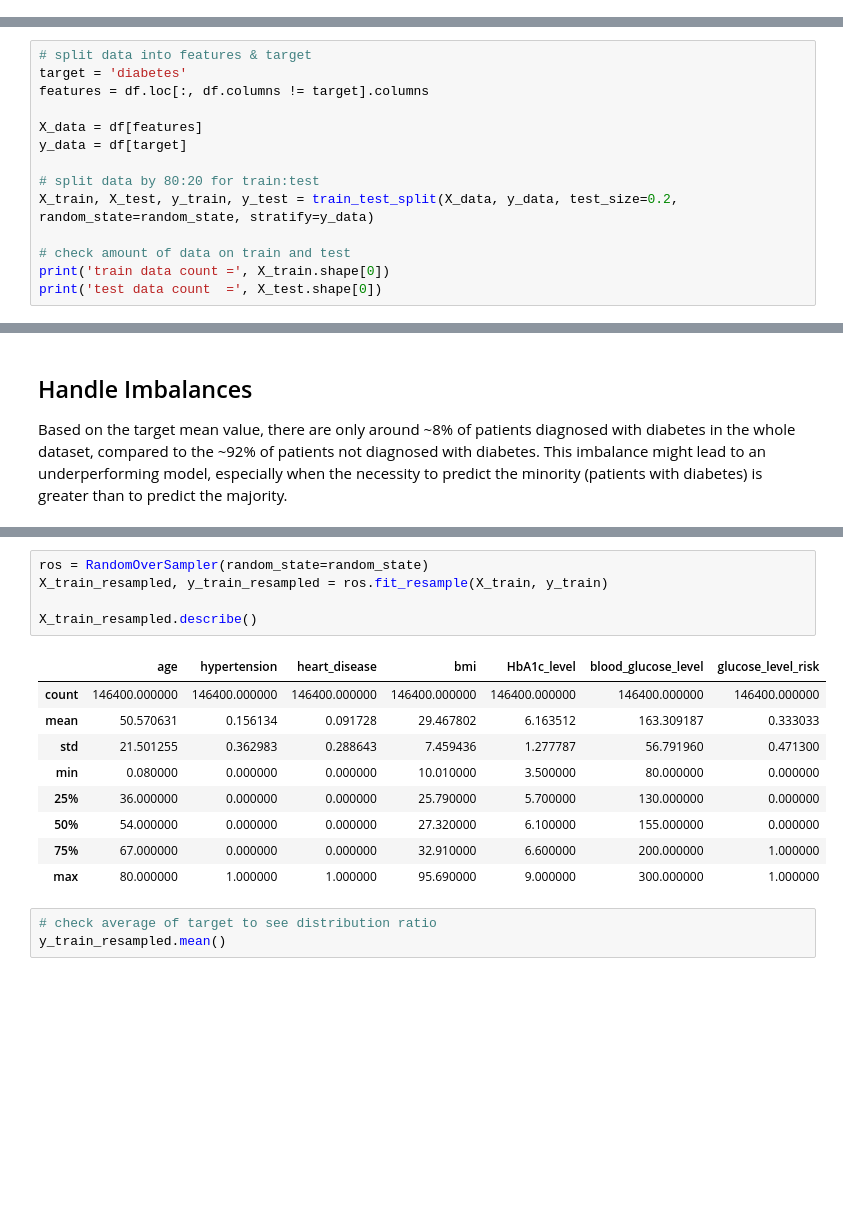
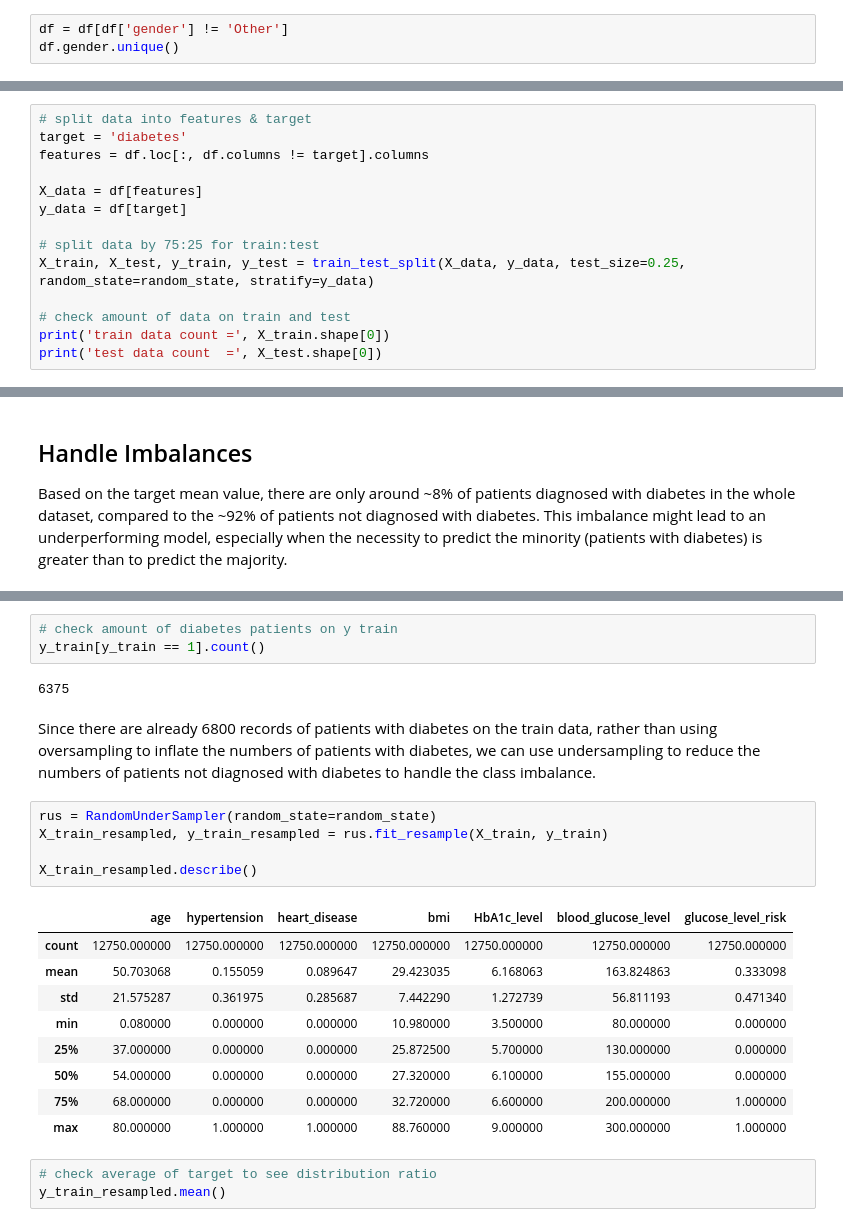
Before and after one commit to mezkymy/diabetes-prediction, a Jupyter notebook: Diabetes_Prediction.ipynb, the cells around one changed output, grey strips where cells are left out. Saved outputs shown, nothing was run; the diff lists cells and outputs as text; blank space fills up the shorter version.

```diff
--- a/Diabetes_Prediction.ipynb
+++ b/Diabetes_Prediction.ipynb
@@ -242,0 +244,3 @@ For smoking history, it might be easier to obtain insights by looking at the rat
+# %%
+df = df[df['gender'] != 'Other']
+df.gender.unique()
@@ -303,8 +315,8 @@ features = df.loc[:, df.columns != target].columns
 X_data = df[features]
 y_data = df[target]
 
-# split data by 80:20 for train:test
-X_train, X_test, y_train, y_test = train_test_split(X_data, y_data, test_size=0.2, random_state=random_state, stratify=y_data)
+# split data by 75:25 for train:test
+X_train, X_test, y_train, y_test = train_test_split(X_data, y_data, test_size=0.25, random_state=random_state, stratify=y_data)
 
 # check amount of data on train and test
 print('train data count =', X_train.shape[0])
@@ -359,18 +364,25 @@ Based on the target mean value, there are only around ~8% of patients diagnosed
+# %%
+# check amount of diabetes patients on y train
+y_train[y_train == 1].count()
+# %% [output]
+6375
+# %% [markdown]
+Since there are already 6800 records of patients with diabetes on the train data, rather than using oversampling to inflate the numbers of patients with diabetes, we can use undersampling to reduce the numbers of patients not diagnosed with diabetes to handle the class imbalance.
 # %%
-ros = RandomOverSampler(random_state=random_state)
-X_train_resampled, y_train_resampled = ros.fit_resample(X_train, y_train)
+rus = RandomUnderSampler(random_state=random_state)
+X_train_resampled, y_train_resampled = rus.fit_resample(X_train, y_train)
 
 X_train_resampled.describe()
 # %% [output]
 |  | age | hypertension | heart_disease | bmi | HbA1c_level | blood_glucose_level | glucose_level_risk |
-| count | 146400.000000 | 146400.000000 | 146400.000000 | 146400.000000 | 146400.000000 | 146400.000000 | 146400.000000 |
-| mean | 50.570631 | 0.156134 | 0.091728 | 29.467802 | 6.163512 | 163.309187 | 0.333033 |
-| std | 21.501255 | 0.362983 | 0.288643 | 7.459436 | 1.277787 | 56.791960 | 0.471300 |
-| min | 0.080000 | 0.000000 | 0.000000 | 10.010000 | 3.500000 | 80.000000 | 0.000000 |
-| 25% | 36.000000 | 0.000000 | 0.000000 | 25.790000 | 5.700000 | 130.000000 | 0.000000 |
+| count | 12750.000000 | 12750.000000 | 12750.000000 | 12750.000000 | 12750.000000 | 12750.000000 | 12750.000000 |
+| mean | 50.703068 | 0.155059 | 0.089647 | 29.423035 | 6.168063 | 163.824863 | 0.333098 |
+| std | 21.575287 | 0.361975 | 0.285687 | 7.442290 | 1.272739 | 56.811193 | 0.471340 |
+| min | 0.080000 | 0.000000 | 0.000000 | 10.980000 | 3.500000 | 80.000000 | 0.000000 |
+| 25% | 37.000000 | 0.000000 | 0.000000 | 25.872500 | 5.700000 | 130.000000 | 0.000000 |
 | 50% | 54.000000 | 0.000000 | 0.000000 | 27.320000 | 6.100000 | 155.000000 | 0.000000 |
-| 75% | 67.000000 | 0.000000 | 0.000000 | 32.910000 | 6.600000 | 200.000000 | 1.000000 |
-| max | 80.000000 | 1.000000 | 1.000000 | 95.690000 | 9.000000 | 300.000000 | 1.000000 |
+| 75% | 68.000000 | 0.000000 | 0.000000 | 32.720000 | 6.600000 | 200.000000 | 1.000000 |
+| max | 80.000000 | 1.000000 | 1.000000 | 88.760000 | 9.000000 | 300.000000 | 1.000000 |
 # %%
 # check average of target to see distribution ratio
 y_train_resampled.mean()
```
Also changed, not shown: parts of 59 cells of this notebook.
